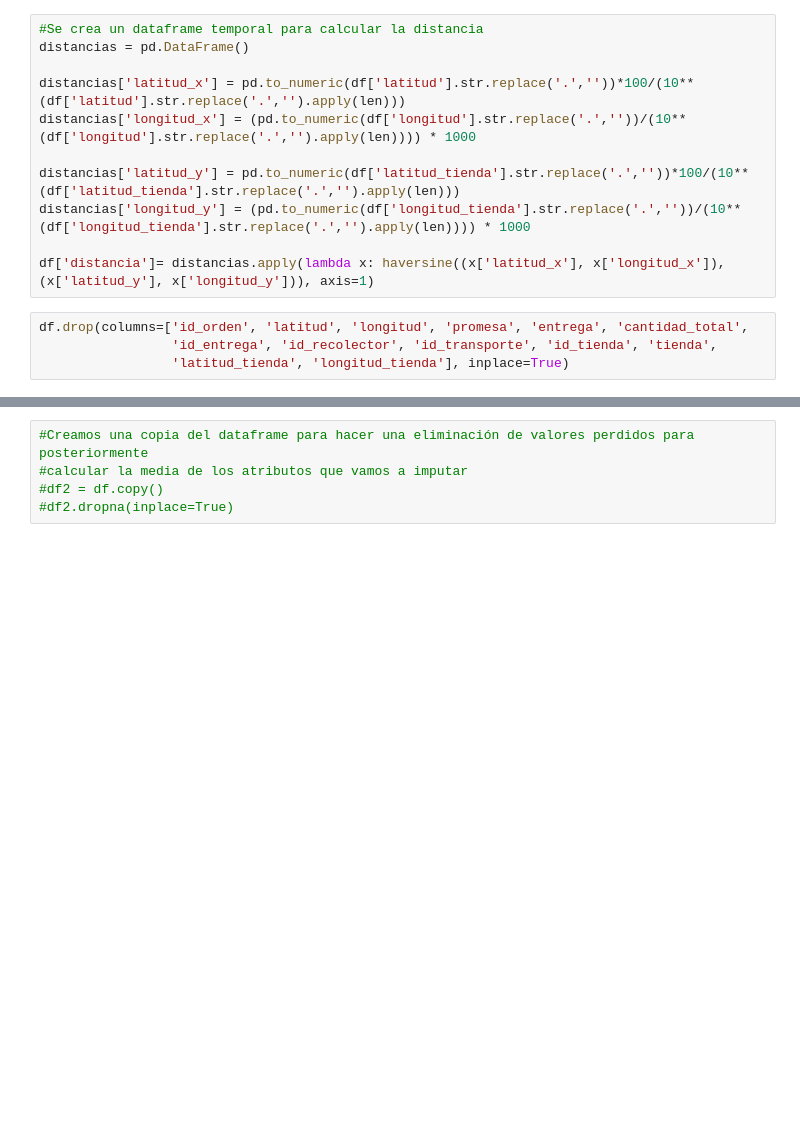
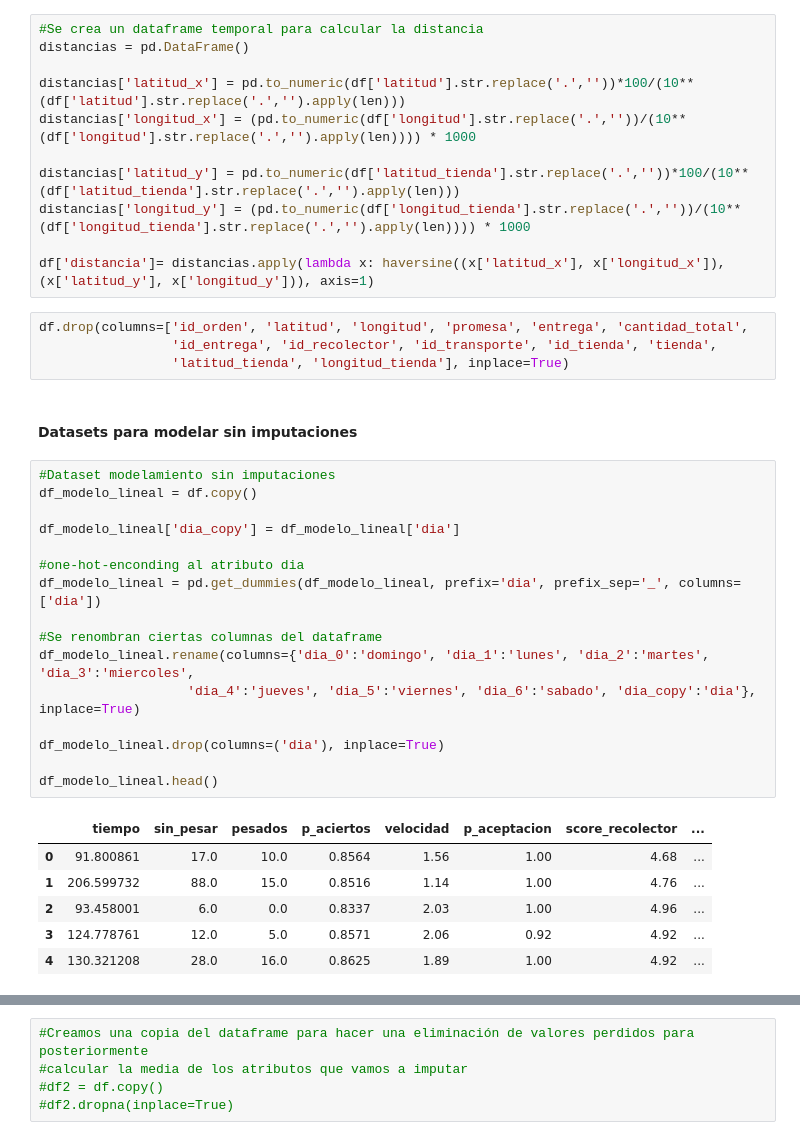
Before and after one commit to callejasv1/proyecto_oraculo, a Jupyter notebook: ProyectoV_Original.ipynb, the cells around one changed output, grey strips where cells are left out. Saved outputs shown, nothing was run; the diff lists cells and outputs as text; blank space fills up the shorter version.

Commit message:
Datasets para modelamiento sin imputaciones

```diff
--- a/ProyectoV_Original.ipynb
+++ b/ProyectoV_Original.ipynb
@@ -471,4 +471,29 @@ df['distancia']= distancias.apply(lambda x: haversine((x['latitud_x'], x['longit
 df.drop(columns=['id_orden', 'latitud', 'longitud', 'promesa', 'entrega', 'cantidad_total',
                  'id_entrega', 'id_recolector', 'id_transporte', 'id_tienda', 'tienda',
                  'latitud_tienda', 'longitud_tienda'], inplace=True)
+# %% [markdown]
+#### Datasets para modelar sin imputaciones
+# %%
+#Dataset modelamiento sin imputaciones
+df_modelo_lineal = df.copy()
+
+df_modelo_lineal['dia_copy'] = df_modelo_lineal['dia']
+
+#one-hot-enconding al atributo dia
+df_modelo_lineal = pd.get_dummies(df_modelo_lineal, prefix='dia', prefix_sep='_', columns=['dia'])
+
+#Se renombran ciertas columnas del dataframe
+df_modelo_lineal.rename(columns={'dia_0':'domingo', 'dia_1':'lunes', 'dia_2':'martes', 'dia_3':'miercoles',
+                   'dia_4':'jueves', 'dia_5':'viernes', 'dia_6':'sabado', 'dia_copy':'dia'}, inplace=True)
+
+df_modelo_lineal.drop(columns=('dia'), inplace=True)
+
+df_modelo_lineal.head()
+# %% [output]
+|  | tiempo | sin_pesar | pesados | p_aciertos | velocidad | p_aceptacion | score_recolector | ... |
+| 0 | 91.800861 | 17.0 | 10.0 | 0.8564 | 1.56 | 1.00 | 4.68 | ... |
+| 1 | 206.599732 | 88.0 | 15.0 | 0.8516 | 1.14 | 1.00 | 4.76 | ... |
+| 2 | 93.458001 | 6.0 | 0.0 | 0.8337 | 2.03 | 1.00 | 4.96 | ... |
+| 3 | 124.778761 | 12.0 | 5.0 | 0.8571 | 2.06 | 0.92 | 4.92 | ... |
+| 4 | 130.321208 | 28.0 | 16.0 | 0.8625 | 1.89 | 1.00 | 4.92 | ... |
 # %%
```
Also changed, not shown: parts of 2 cells of this notebook.
